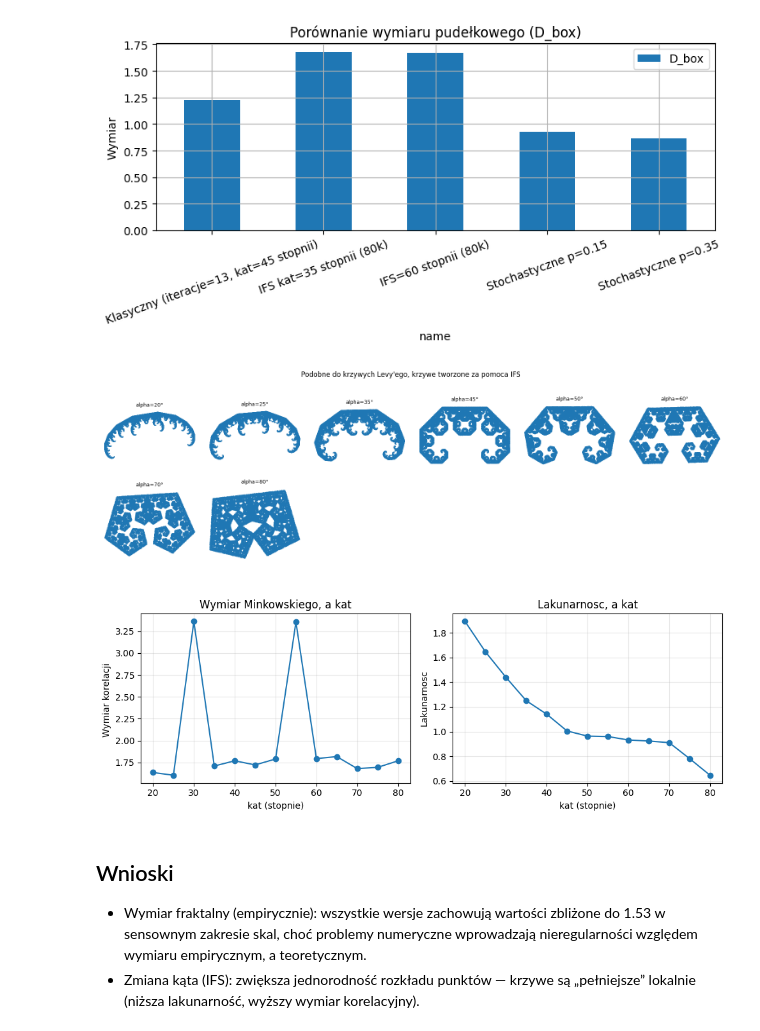
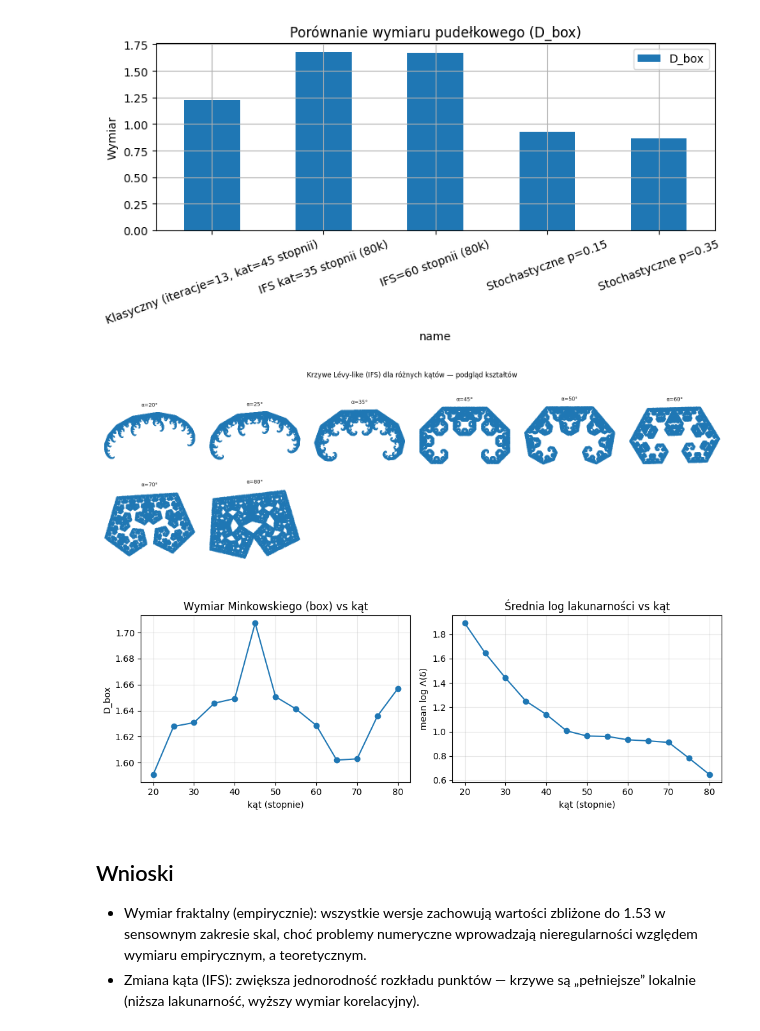
Before and after one commit to Ja-Gk-00/Fractal-Generator-Analysis, a Jupyter notebook: notebooks/Levy_Curve_project_I.ipynb, the cells around one changed output. Drawn from its saved outputs; the diff is of its cells as text; code cells hidden in the pictures.

```diff
--- a/notebooks/Levy_Curve_project_I.ipynb
+++ b/notebooks/Levy_Curve_project_I.ipynb
@@ -405,16 +396,19 @@ angles = np.linspace(20, 80, 13)
 n_points = 60_000
 discard = 200
 seed_base = 2025
-corr_radii = np.logspace(-3.0, -0.4, 8)
+
+# Skale do metryk
+box_deltas = [2**(-k) for k in range(3, 9)]
 lac_deltas = np.logspace(-2.6, -0.7, 6)
+
 max_per_row = 6
 cell_size = 2.6
 
 # Metryki
-D_corr_vals = []
+D_box_vals = []
 lac_means = []
 
-# Wygeneruj pomniejsze
+# Podzbior katow
 subset_idx = np.linspace(0, len(angles)-1, min(len(angles), 8), dtype=int)
 subset_angles = [float(angles[i]) for i in subset_idx]
 
@@ -427,55 +421,55 @@ for k, a in enumerate(angles):
     ifs = levy_ifs_generalized(angle_deg=float(a))
     pts = ifs.sample(n_points=n_points, discard=discard, seed=seed_base + int(a*10))
 
-    # Oblicz metryki
-    fig_c, res_c = estimate_correlation_dimension(pts, radii=corr_radii, seed=1337,
-                                                  title_prefix=f"α={a:.1f}°")
-    plt.close(fig_c)
-    D_corr_vals.append(res_c.slope)
+    # Wymiar Minkowskiego (box-counting)
+    fig_b, res_b = estimate_box_dimension(pts, deltas=box_deltas, title_prefix=f"α={a:.1f}°")
+    plt.close(fig_b)
+    D_box_vals.append(res_b.slope)
 
+    # Lakunarnosc
     fig_l, res_l = lacunarity_gliding_box(pts, deltas=lac_deltas, title=f"α={a:.1f}°")
     plt.close(fig_l)
     lac_means.append(np.nanmean(np.log(res_l.lacunarity)))
 
     if k in subset_idx:
         ax = axes_list[subset_idx.tolist().index(k)]
         xs, ys = zip(*pts)
         ax.scatter(xs, ys, s=0.12)
-        ax.set_title(f"alpha={a:.0f}°", fontsize=9)
+        ax.set_title(f"α={a:.0f}°", fontsize=9)
         ax.set_aspect("equal"); ax.axis("off")
 
 for j in range(len(subset_angles), len(axes_list)):
     axes_list[j].axis("off")
 
-fig_m.suptitle("Podobne do krzywych Levy'ego, krzywe tworzone za pomoca IFS ")
+fig_m.suptitle("Krzywe Lévy-like (IFS) dla różnych kątów — podgląd kształtów")
 fig_m.tight_layout()
 plt.show()
 
-# 2) Metryki a kat
-D_corr_vals = np.asarray(D_corr_vals, dtype=float)
-lac_means = np.asarray(lac_means, dtype=float)
+# 2) Metryki vs kat
+D_box_vals = np.asarray(D_box_vals, dtype=float)
+lac_means  = np.asarray(lac_means,  dtype=float)
 
 fig, ax = plt.subplots(1, 2, figsize=(10, 3.6))
 
-# Wymiar korelacji
-ax[0].plot(angles, D_corr_vals, "o-")
-ax[0].set_title("Wymiar Minkowskiego, a kat")
-ax[0].set_xlabel("kat (stopnie)")
-ax[0].set_ylabel("Wymiar korelacji ")
+# Wymiar Minkowskiego
+ax[0].plot(angles, D_box_vals, "o-")
+ax[0].set_title("Wymiar Minkowskiego (box) vs kąt")
+ax[0].set_xlabel("kąt (stopnie)")
+ax[0].set_ylabel("D_box")
 ax[0].grid(True, alpha=0.3)
 
 # Lakunarnosc
 ax[1].plot(angles, lac_means, "o-")
-ax[1].set_title("Lakunarnosc, a kat")
-ax[1].set_xlabel("kat (stopnie)")
-ax[1].set_ylabel("Lakunarnosc")
+ax[1].set_title("Średnia log lakunarności vs kąt")
+ax[1].set_xlabel("kąt (stopnie)")
+ax[1].set_ylabel("mean log Λ(δ)")
 ax[1].grid(True, alpha=0.3)
 
 fig.tight_layout()
 plt.show()
 # %% [output]
-[figure, old version]
+[figure, new version]
-[figure, old version]
+[figure, new version]
 # %% [markdown]
 ## Wnioski
 
```
Also changed, not shown: parts of 1 cell of this notebook.
